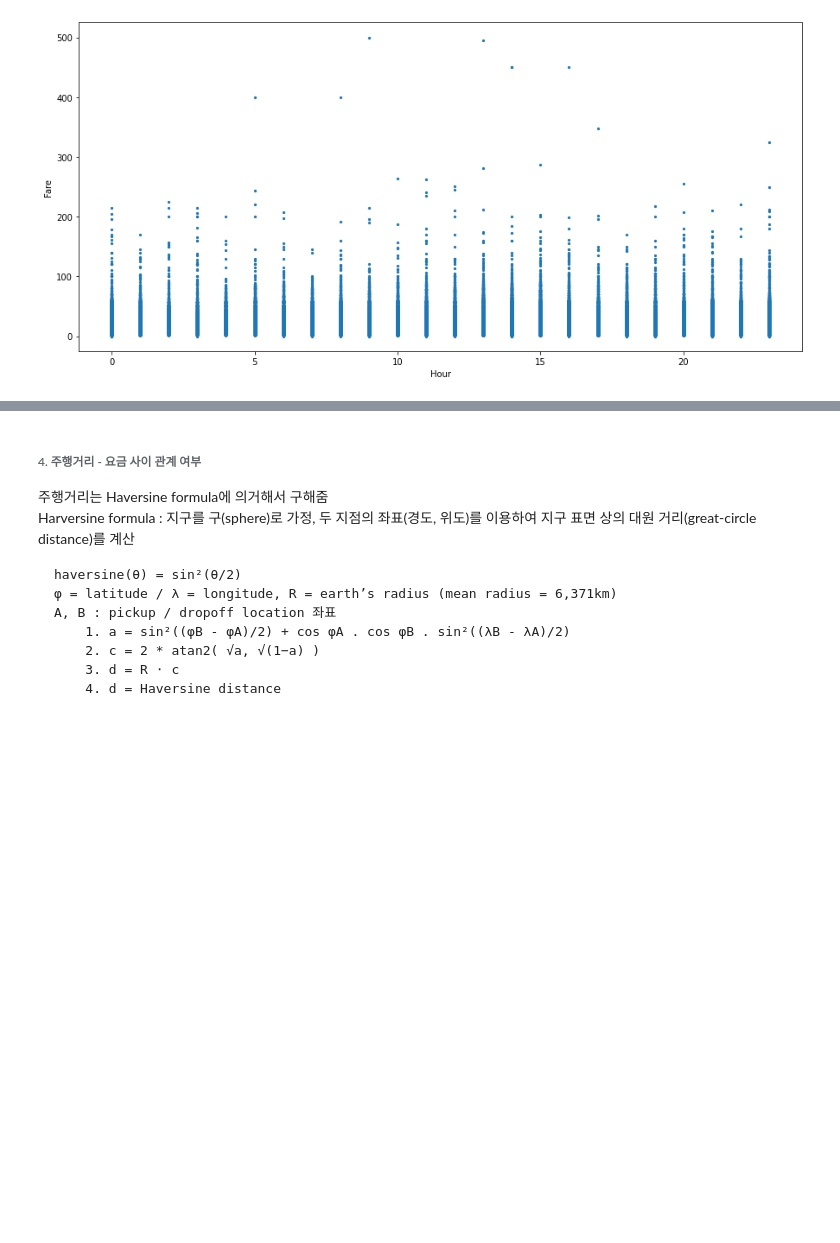
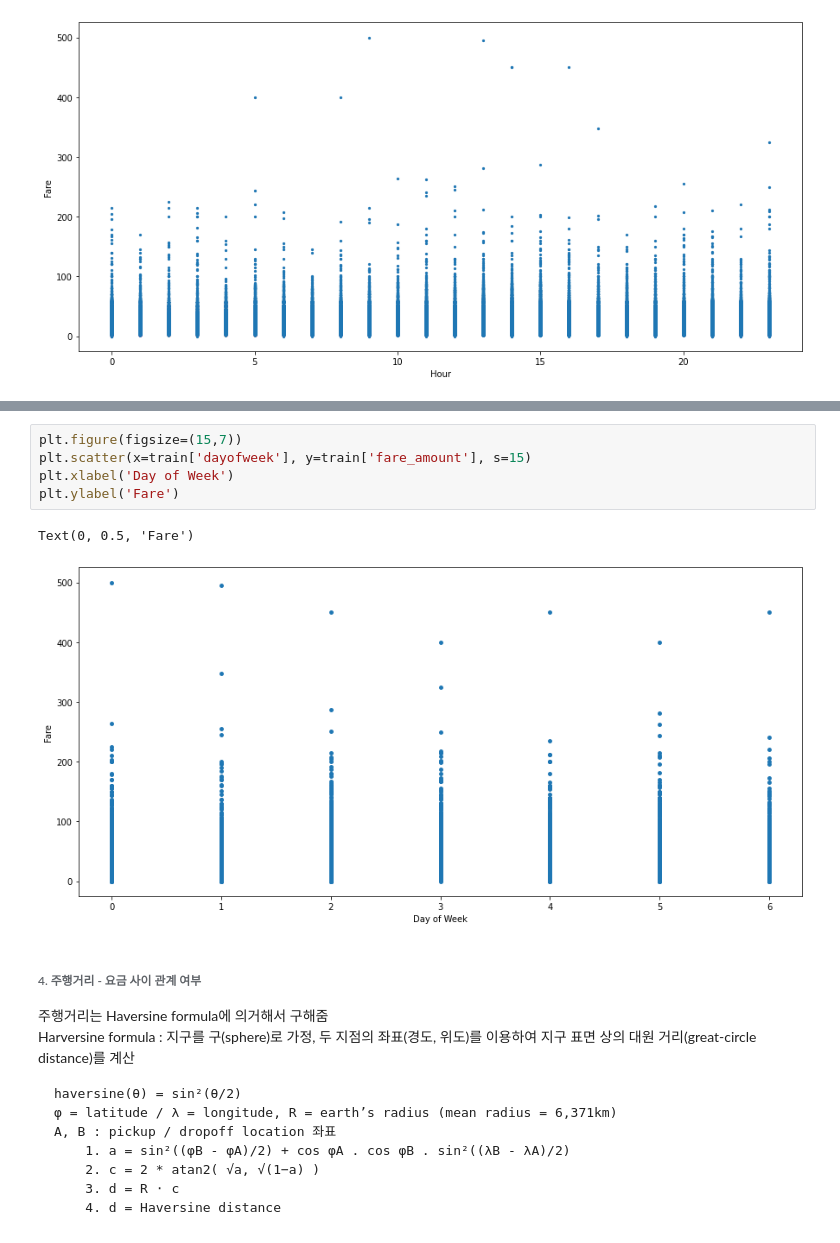
Before and after one commit to codelspak/Struggles, a Jupyter notebook: WK27_case1_Kaggle_ML_Regression_NewYork_Taxi_Fare_Prediction.ipynb, the cells around one changed output, grey strips where cells are left out. Drawn from its saved outputs; the diff is of its cells as text; blank space fills up the shorter version.

```diff
--- a/WK27_case1_Kaggle_ML_Regression_NewYork_Taxi_Fare_Prediction.ipynb
+++ b/WK27_case1_Kaggle_ML_Regression_NewYork_Taxi_Fare_Prediction.ipynb
@@ -590,3 +599,11 @@ Text(0, 0.5, 'Fare')
+# %%
+plt.figure(figsize=(15,7))
+plt.scatter(x=train['dayofweek'], y=train['fare_amount'], s=15)
+plt.xlabel('Day of Week')
+plt.ylabel('Fare')
+# %% [output]
+Text(0, 0.5, 'Fare')
+[figure, added]
 # %% [markdown]
 ###### 4. 주행거리 - 요금 사이 관계 여부
 주행거리는 Haversine formula에 의거해서 구해줌<br>
```
Also changed, not shown: parts of 87 cells of this notebook.
